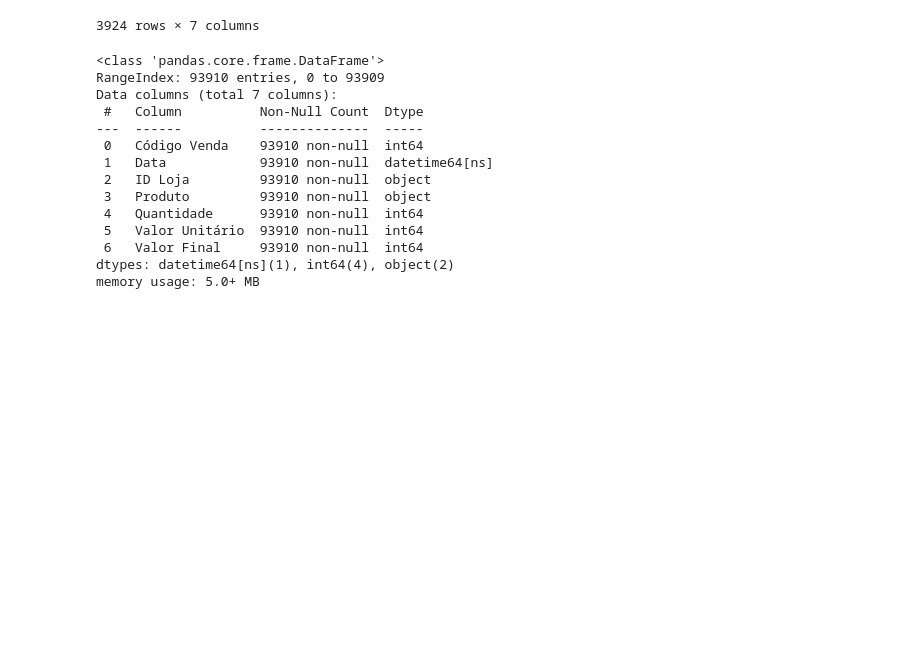
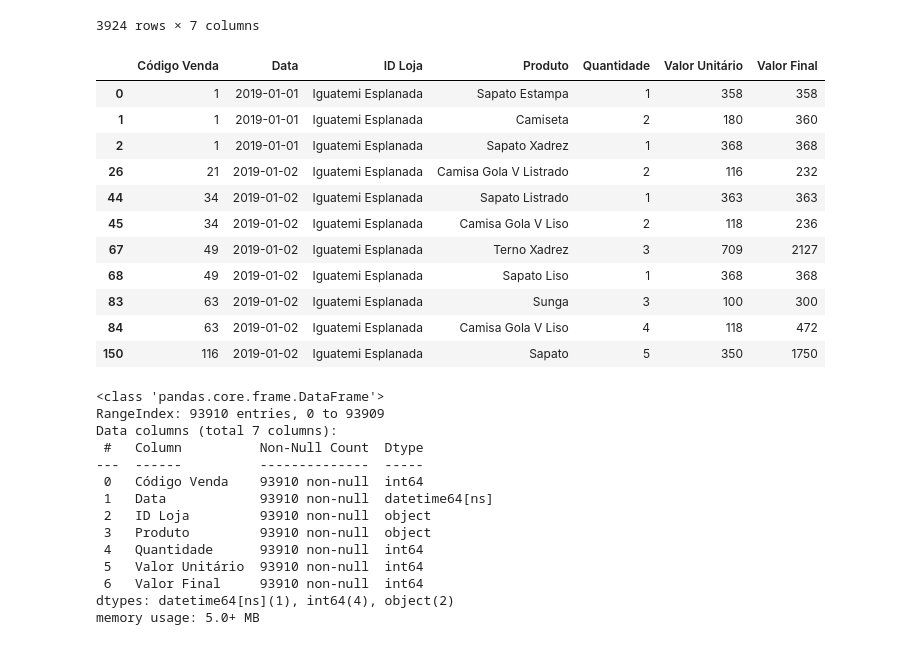
Before and after one commit to AnthonyPCardoso/Data_Science, a Jupyter notebook: pratica_01.ipynb, the cells around one changed output. Drawn from its saved outputs; the diff is of its cells as text; code cells hidden in the pictures; blank space fills up the shorter version.

```diff
--- a/pratica_01.ipynb
+++ b/pratica_01.ipynb
@@ -103,6 +103,23 @@ display(lojas)
 | 93756 | 64914 | 2019-11-30 | Norte Shopping | Gorro | 2 | 80 | 160 |
 | 93852 | 64980 | 2019-11-30 | Norte Shopping | Bermuda Linho | 1 | 195 | 195 |
 3924 rows × 7 columns
+# %%
+loja_iguatemi = vendas_df.loc[vendas_df['ID Loja'] ==  'Iguatemi Esplanada']
+
+loja_iguatemi.head(11)
+# %% [output]
+|  | Código Venda | Data | ID Loja | Produto | Quantidade | Valor Unitário | Valor Final |
+| 0 | 1 | 2019-01-01 | Iguatemi Esplanada | Sapato Estampa | 1 | 358 | 358 |
+| 1 | 1 | 2019-01-01 | Iguatemi Esplanada | Camiseta | 2 | 180 | 360 |
+| 2 | 1 | 2019-01-01 | Iguatemi Esplanada | Sapato Xadrez | 1 | 368 | 368 |
+| 26 | 21 | 2019-01-02 | Iguatemi Esplanada | Camisa Gola V Listrado | 2 | 116 | 232 |
+| 44 | 34 | 2019-01-02 | Iguatemi Esplanada | Sapato Listrado | 1 | 363 | 363 |
+| 45 | 34 | 2019-01-02 | Iguatemi Esplanada | Camisa Gola V Liso | 2 | 118 | 236 |
+| 67 | 49 | 2019-01-02 | Iguatemi Esplanada | Terno Xadrez | 3 | 709 | 2127 |
+| 68 | 49 | 2019-01-02 | Iguatemi Esplanada | Sapato Liso | 1 | 368 | 368 |
+| 83 | 63 | 2019-01-02 | Iguatemi Esplanada | Sunga | 3 | 100 | 300 |
+| 84 | 63 | 2019-01-02 | Iguatemi Esplanada | Camisa Gola V Liso | 4 | 118 | 472 |
+| 150 | 116 | 2019-01-02 | Iguatemi Esplanada | Sapato | 5 | 350 | 1750 |
 # %%
 vendas_df.info()
 # %% [output]
```
Also changed, not shown: parts of 1 cell of this notebook.
